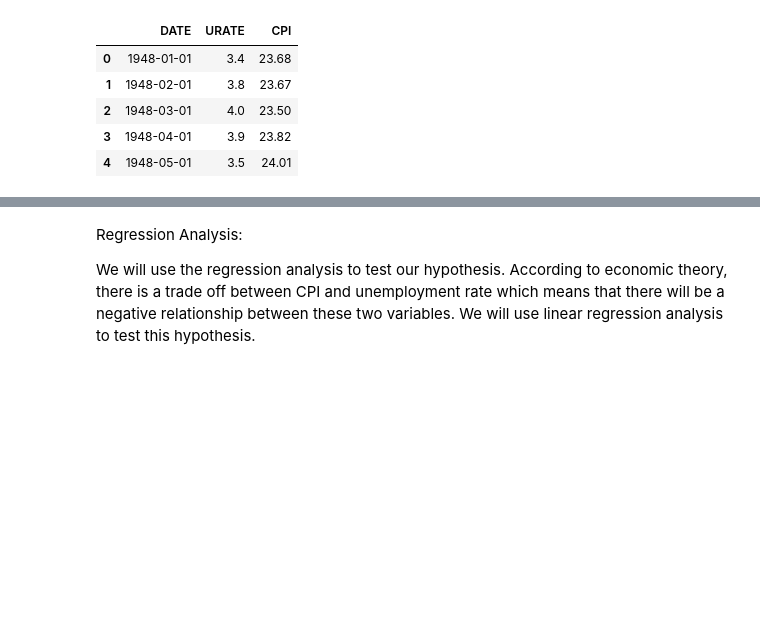
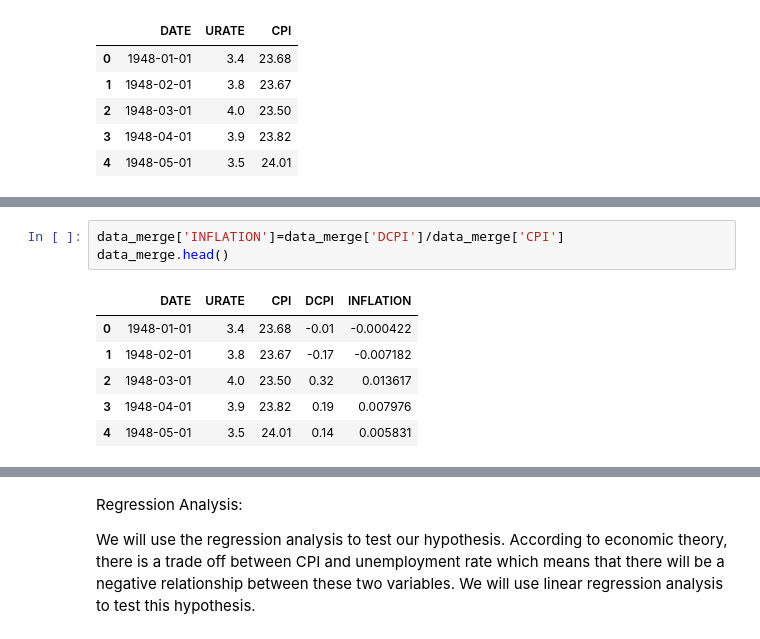
Before and after one commit to xiaoww3/Final-Project, a Jupyter notebook: project.ipynb, the cells around one changed output, grey strips where cells are left out. Drawn from its saved outputs; the diff is of its cells as text; blank space fills up the shorter version.

```diff
--- a/project.ipynb
+++ b/project.ipynb
@@ -129,0 +154,10 @@ data_merge.head()
+# %%
+data_merge['INFLATION']=data_merge['DCPI']/data_merge['CPI']
+data_merge.head()
+# %% [output]
+|  | DATE | URATE | CPI | DCPI | INFLATION |
+| 0 | 1948-01-01 | 3.4 | 23.68 | -0.01 | -0.000422 |
+| 1 | 1948-02-01 | 3.8 | 23.67 | -0.17 | -0.007182 |
+| 2 | 1948-03-01 | 4.0 | 23.50 | 0.32 | 0.013617 |
+| 3 | 1948-04-01 | 3.9 | 23.82 | 0.19 | 0.007976 |
+| 4 | 1948-05-01 | 3.5 | 24.01 | 0.14 | 0.005831 |
```
Also changed, not shown: parts of 5 cells of this notebook.
